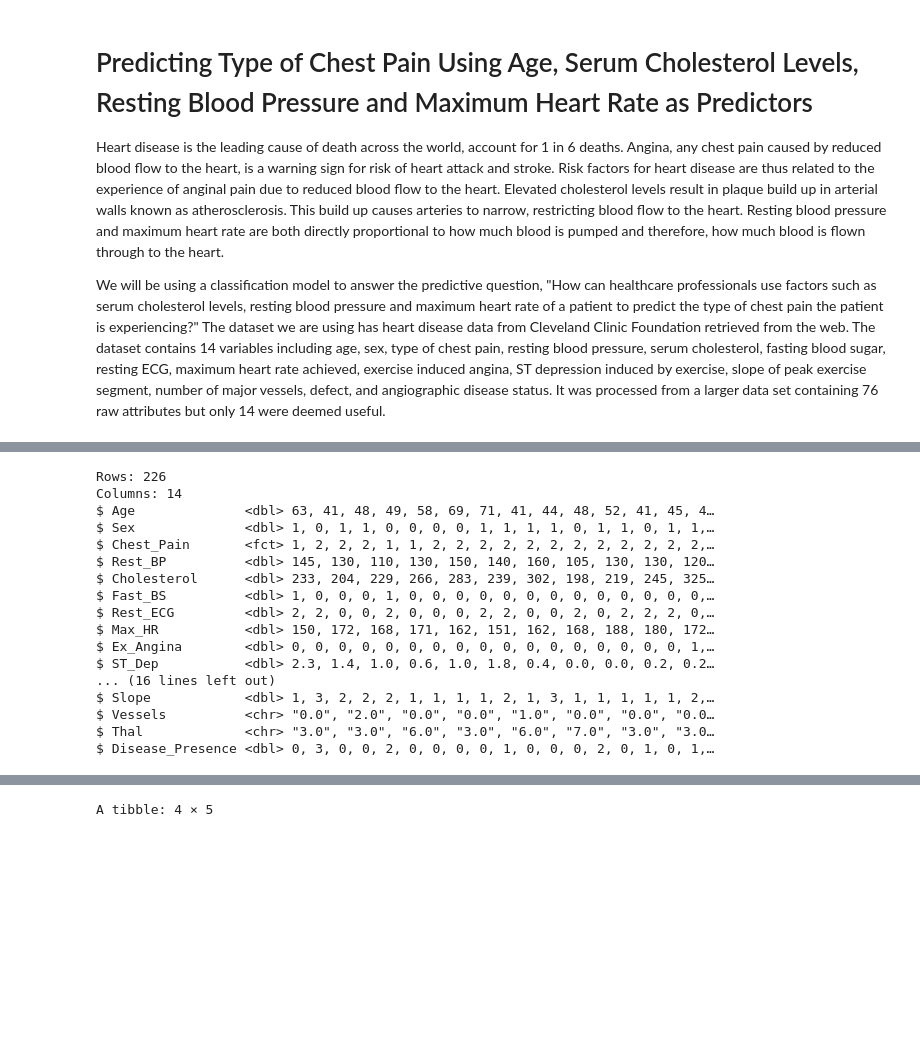
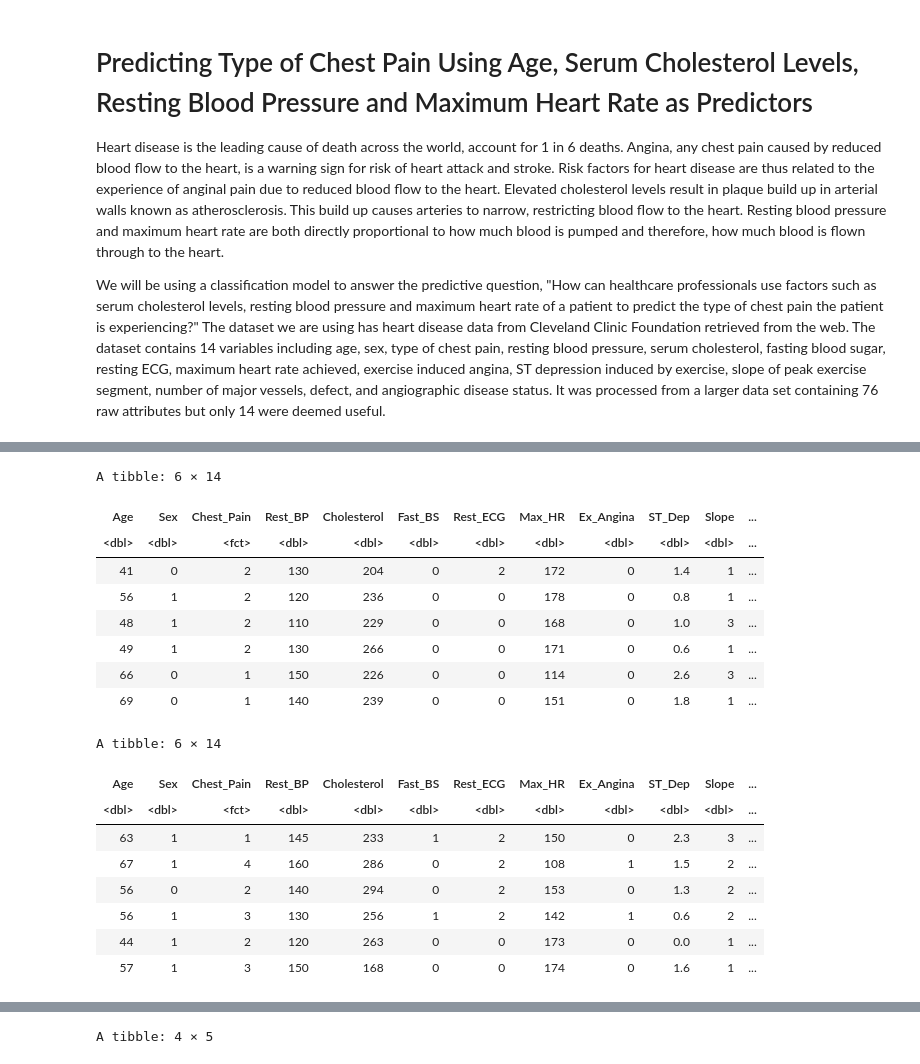
Before and after one commit to jordan28grant/datascience_007, a Jupyter notebook: data/proposal.ipynb, the cells around one changed output, grey strips where cells are left out. Cells and saved outputs as stored; diff of their text form; code cells hidden in the pictures; blank space fills up the shorter version.

```diff
--- a/data/proposal.ipynb
+++ b/data/proposal.ipynb
@@ -57,28 +49,29 @@ A tibble: 303 × 14
 # %%
 cleveland_split <- initial_split(cleveland_data, prop = 0.75, strata = Chest_Pain)
 cleveland_train <- training(cleveland_split)
 cleveland_test <- testing(cleveland_split)
 
-glimpse(cleveland_train)
-glimpse(cleveland_test)
+head(cleveland_train)
+head(cleveland_test)
 # %% [output]
-Rows: 226
-Columns: 14
-$ Age              <dbl> 63, 41, 48, 49, 58, 69, 71, 41, 44, 48, 52, 41, 45, 4…
-$ Sex              <dbl> 1, 0, 1, 1, 0, 0, 0, 0, 1, 1, 1, 1, 0, 1, 1, 0, 1, 1,…
-$ Chest_Pain       <fct> 1, 2, 2, 2, 1, 1, 2, 2, 2, 2, 2, 2, 2, 2, 2, 2, 2, 2,…
-$ Rest_BP          <dbl> 145, 130, 110, 130, 150, 140, 160, 105, 130, 130, 120…
-$ Cholesterol      <dbl> 233, 204, 229, 266, 283, 239, 302, 198, 219, 245, 325…
-$ Fast_BS          <dbl> 1, 0, 0, 0, 1, 0, 0, 0, 0, 0, 0, 0, 0, 0, 0, 0, 0, 0,…
-$ Rest_ECG         <dbl> 2, 2, 0, 0, 2, 0, 0, 0, 2, 2, 0, 0, 2, 0, 2, 2, 2, 0,…
-$ Max_HR           <dbl> 150, 172, 168, 171, 162, 151, 162, 168, 188, 180, 172…
-$ Ex_Angina        <dbl> 0, 0, 0, 0, 0, 0, 0, 0, 0, 0, 0, 0, 0, 0, 0, 0, 0, 1,…
-$ ST_Dep           <dbl> 2.3, 1.4, 1.0, 0.6, 1.0, 1.8, 0.4, 0.0, 0.0, 0.2, 0.2…
-... (16 lines left out)
-$ Slope            <dbl> 1, 3, 2, 2, 2, 1, 1, 1, 1, 2, 1, 3, 1, 1, 1, 1, 1, 2,…
-$ Vessels          <chr> "0.0", "2.0", "0.0", "0.0", "1.0", "0.0", "0.0", "0.0…
-$ Thal             <chr> "3.0", "3.0", "6.0", "3.0", "6.0", "7.0", "3.0", "3.0…
-$ Disease_Presence <dbl> 0, 3, 0, 0, 2, 0, 0, 0, 0, 1, 0, 0, 0, 2, 0, 1, 0, 1,…
+A tibble: 6 × 14
+| Age | Sex | Chest_Pain | Rest_BP | Cholesterol | Fast_BS | Rest_ECG | Max_HR | Ex_Angina | ST_Dep | Slope | ... |
+| <dbl> | <dbl> | <fct> | <dbl> | <dbl> | <dbl> | <dbl> | <dbl> | <dbl> | <dbl> | <dbl> | ... |
+| 41 | 0 | 2 | 130 | 204 | 0 | 2 | 172 | 0 | 1.4 | 1 | ... |
+| 56 | 1 | 2 | 120 | 236 | 0 | 0 | 178 | 0 | 0.8 | 1 | ... |
+| 48 | 1 | 2 | 110 | 229 | 0 | 0 | 168 | 0 | 1.0 | 3 | ... |
+| 49 | 1 | 2 | 130 | 266 | 0 | 0 | 171 | 0 | 0.6 | 1 | ... |
+| 66 | 0 | 1 | 150 | 226 | 0 | 0 | 114 | 0 | 2.6 | 3 | ... |
+| 69 | 0 | 1 | 140 | 239 | 0 | 0 | 151 | 0 | 1.8 | 1 | ... |
+A tibble: 6 × 14
+| Age | Sex | Chest_Pain | Rest_BP | Cholesterol | Fast_BS | Rest_ECG | Max_HR | Ex_Angina | ST_Dep | Slope | ... |
+| <dbl> | <dbl> | <fct> | <dbl> | <dbl> | <dbl> | <dbl> | <dbl> | <dbl> | <dbl> | <dbl> | ... |
+| 63 | 1 | 1 | 145 | 233 | 1 | 2 | 150 | 0 | 2.3 | 3 | ... |
+| 67 | 1 | 4 | 160 | 286 | 0 | 2 | 108 | 1 | 1.5 | 2 | ... |
+| 56 | 0 | 2 | 140 | 294 | 0 | 2 | 153 | 0 | 1.3 | 2 | ... |
+| 56 | 1 | 3 | 130 | 256 | 1 | 2 | 142 | 1 | 0.6 | 2 | ... |
+| 44 | 1 | 2 | 120 | 263 | 0 | 0 | 173 | 0 | 0.0 | 1 | ... |
+| 57 | 1 | 3 | 150 | 168 | 0 | 0 | 174 | 0 | 1.6 | 1 | ... |
 # %%
 #There are not any rows with missing data
 
```
Also changed, not shown: parts of 2 cells of this notebook.
